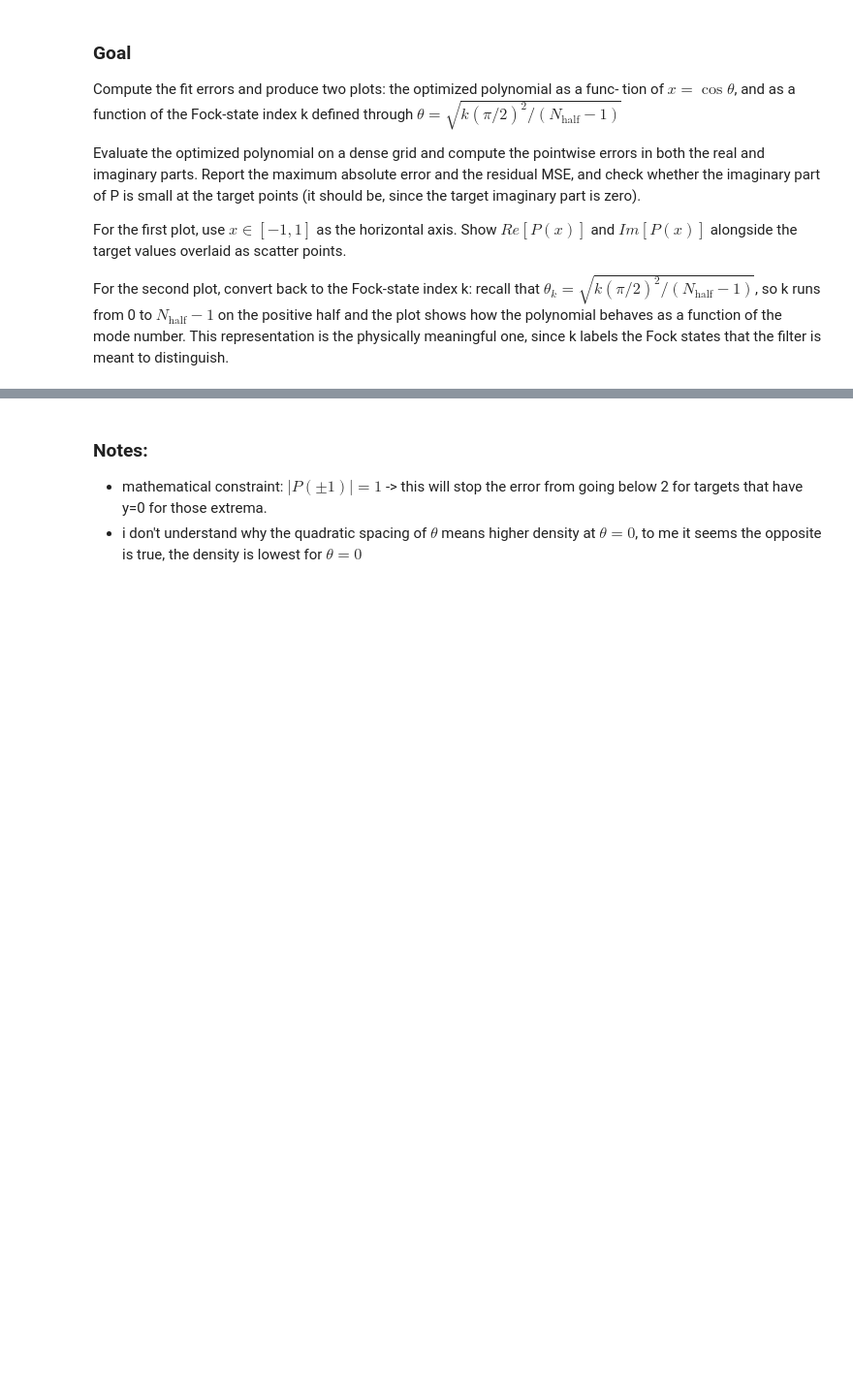
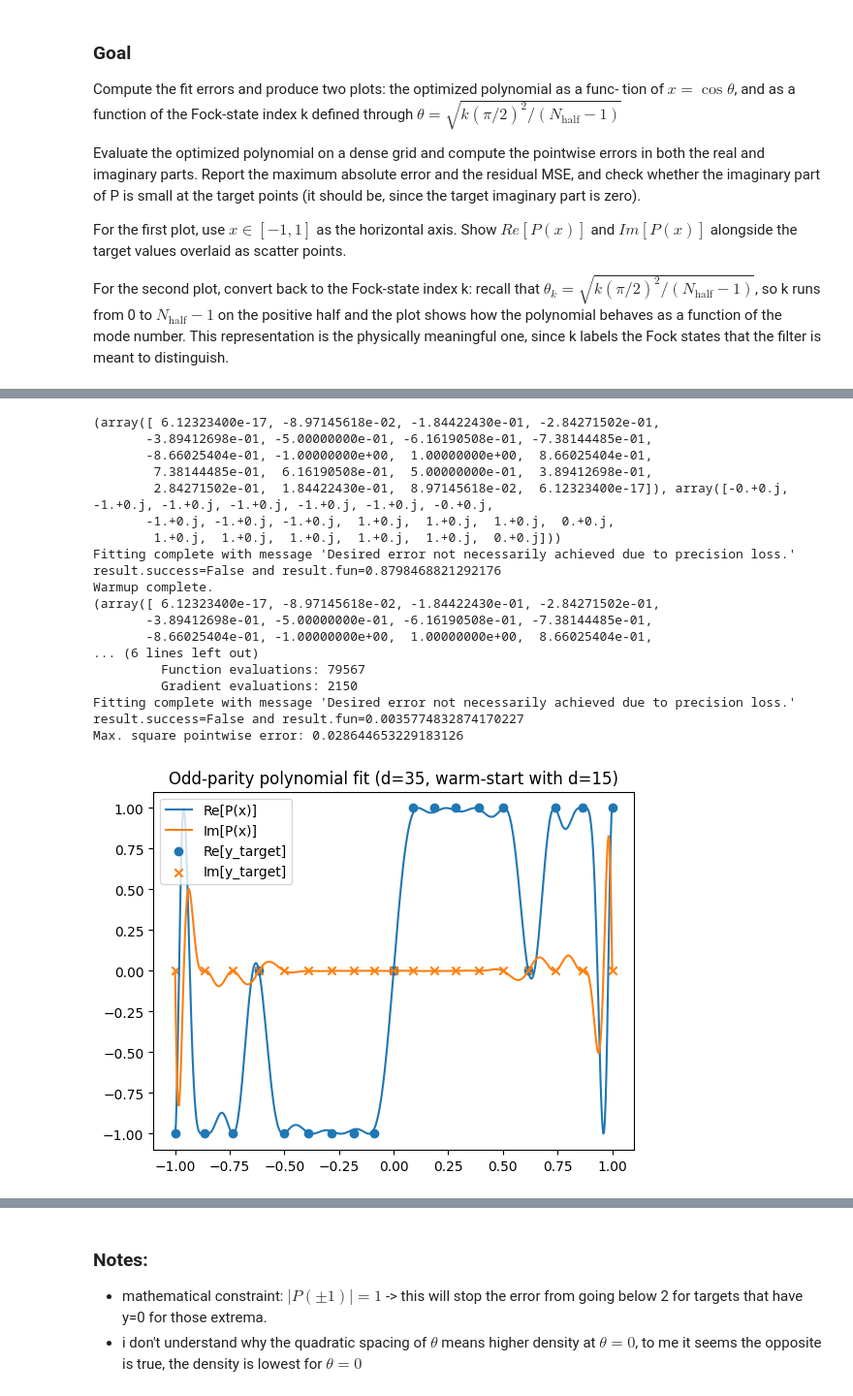
Before and after one commit to JakobTinhofer/QSP-Bt, a Jupyter notebook: ex3.ipynb, the cells around one changed output, grey strips where cells are left out. Shown at 97% size. Saved outputs shown, nothing was run; the diff lists cells and outputs as text; code cells hidden in the pictures; blank space fills up the shorter version.

```diff
--- a/ex3.ipynb
+++ b/ex3.ipynb
@@ -365,2 +386,22 @@ Max. square pointwise error: 1.9455063200044937
 # %%
-full_eval(random_ys, 30, title="Odd-parity polynomial fit (d=35, warm-start)", solver=lambda ys, degree: solve_warmstart(ys, degree, mainsearch_degree=35, parity="odd"))
+random_ys = [1] + random.choices([0,1], k=8) + [0]
+full_eval(random_ys, 35, title="Odd-parity polynomial fit (d=35, warm-start with d=15)", solver=get_warmstart_solver(15), cfg=SolveCfg(parity="odd"))
+# %% [output]
+(array([ 6.12323400e-17, -8.97145618e-02, -1.84422430e-01, -2.84271502e-01,
+       -3.89412698e-01, -5.00000000e-01, -6.16190508e-01, -7.38144485e-01,
+       -8.66025404e-01, -1.00000000e+00,  1.00000000e+00,  8.66025404e-01,
+        7.38144485e-01,  6.16190508e-01,  5.00000000e-01,  3.89412698e-01,
+        2.84271502e-01,  1.84422430e-01,  8.97145618e-02,  6.12323400e-17]), array([-0.+0.j, -1.+0.j, -1.+0.j, -1.+0.j, -1.+0.j, -1.+0.j, -0.+0.j,
+       -1.+0.j, -1.+0.j, -1.+0.j,  1.+0.j,  1.+0.j,  1.+0.j,  0.+0.j,
+        1.+0.j,  1.+0.j,  1.+0.j,  1.+0.j,  1.+0.j,  0.+0.j]))
+Fitting complete with message 'Desired error not necessarily achieved due to precision loss.' result.success=False and result.fun=0.8798468821292176
+Warmup complete.
+(array([ 6.12323400e-17, -8.97145618e-02, -1.84422430e-01, -2.84271502e-01,
+       -3.89412698e-01, -5.00000000e-01, -6.16190508e-01, -7.38144485e-01,
+       -8.66025404e-01, -1.00000000e+00,  1.00000000e+00,  8.66025404e-01,
+... (6 lines left out)
+         Function evaluations: 79567
+         Gradient evaluations: 2150
+Fitting complete with message 'Desired error not necessarily achieved due to precision loss.' result.success=False and result.fun=0.0035774832874170227
+Max. square pointwise error: 0.028644653229183126
+[figure, added]
```
Also changed, not shown: parts of 10 cells of this notebook.
